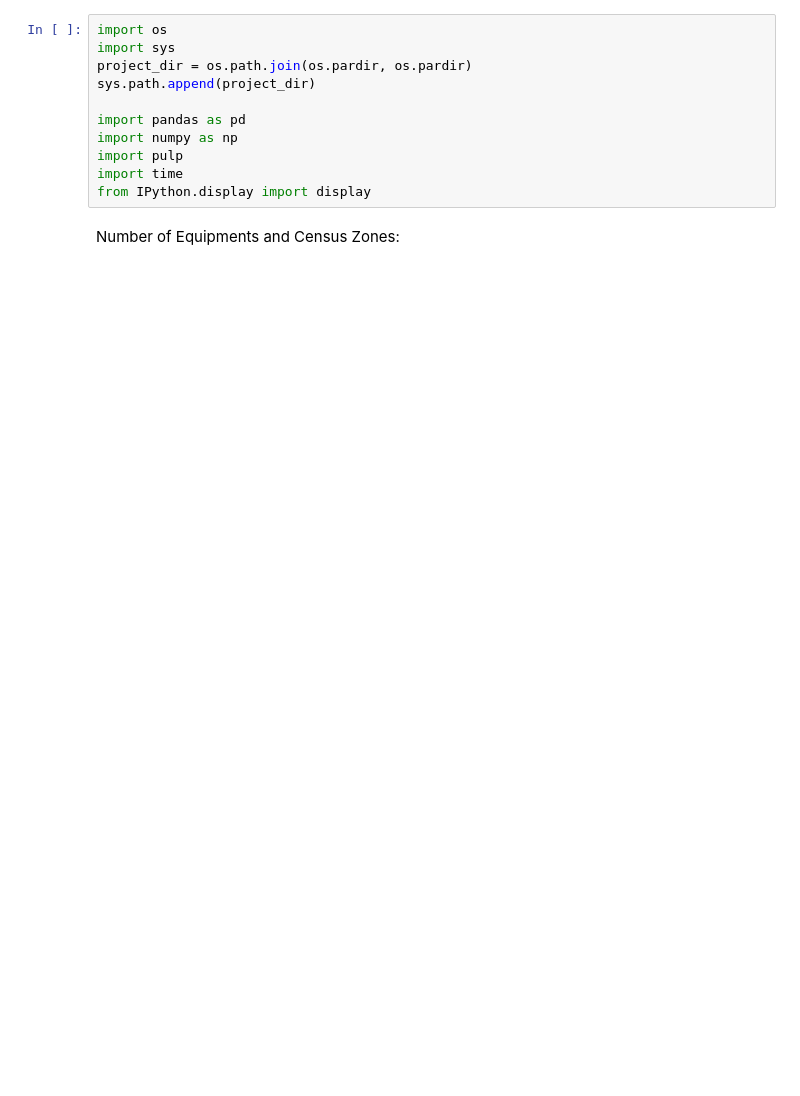
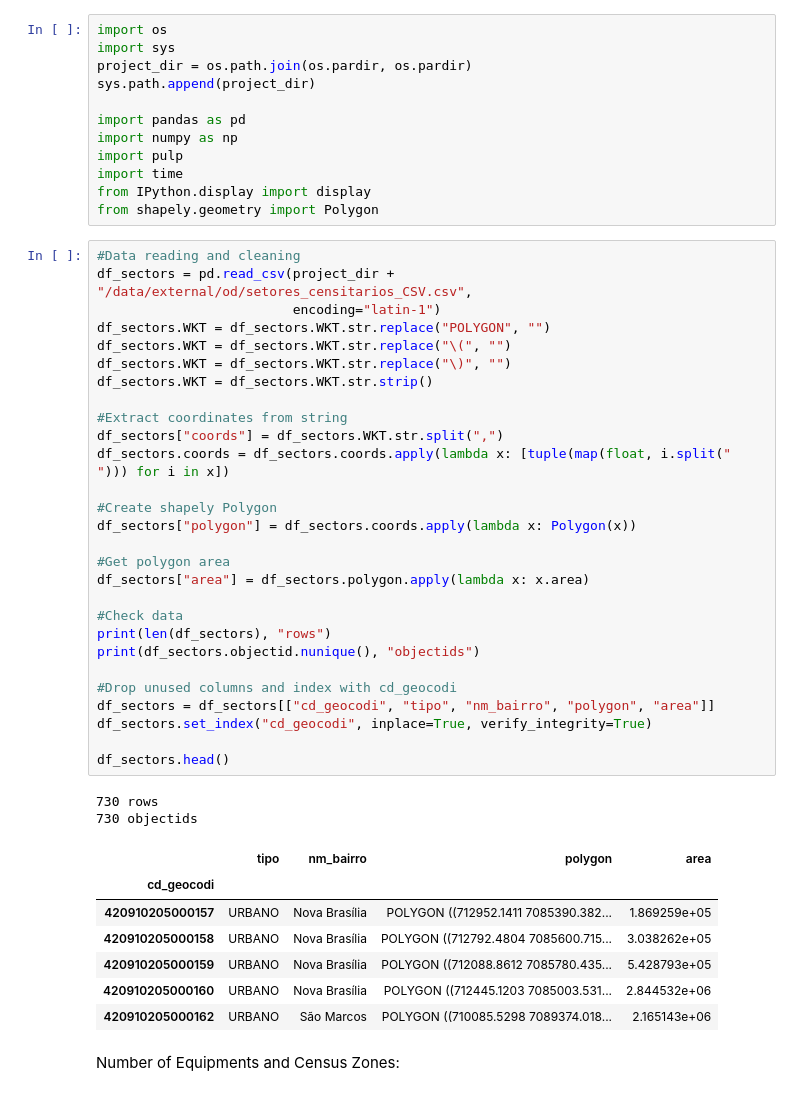
Before and after one commit to pmj-sepud/Joinville-Smart-Mobility, a Jupyter notebook: notebooks/reports/201803-GabrielBogo-Optimization_CensusSectorsAllocation.ipynb, the cells around one changed output. Cells and saved outputs as stored; diff of their text form; blank space fills up the shorter version.

```diff
--- a/notebooks/reports/201803-GabrielBogo-Optimization_CensusSectorsAllocation.ipynb
+++ b/notebooks/reports/201803-GabrielBogo-Optimization_CensusSectorsAllocation.ipynb
@@ -9,6 +9,45 @@ import numpy as np
 import pulp
 import time
 from IPython.display import display
+from shapely.geometry import Polygon
+# %%
+#Data reading and cleaning
+df_sectors = pd.read_csv(project_dir + "/data/external/od/setores_censitarios_CSV.csv",
+                         encoding="latin-1")
+df_sectors.WKT = df_sectors.WKT.str.replace("POLYGON", "")
+df_sectors.WKT = df_sectors.WKT.str.replace("\(", "")
+df_sectors.WKT = df_sectors.WKT.str.replace("\)", "")
+df_sectors.WKT = df_sectors.WKT.str.strip()
+
+#Extract coordinates from string
+df_sectors["coords"] = df_sectors.WKT.str.split(",")
+df_sectors.coords = df_sectors.coords.apply(lambda x: [tuple(map(float, i.split(" "))) for i in x])
+
+#Create shapely Polygon
+df_sectors["polygon"] = df_sectors.coords.apply(lambda x: Polygon(x))
+
+#Get polygon area
+df_sectors["area"] = df_sectors.polygon.apply(lambda x: x.area)
+
+#Check data
+print(len(df_sectors), "rows")
+print(df_sectors.objectid.nunique(), "objectids")
+
+#Drop unused columns and index with cd_geocodi
+df_sectors = df_sectors[["cd_geocodi", "tipo", "nm_bairro", "polygon", "area"]]
+df_sectors.set_index("cd_geocodi", inplace=True, verify_integrity=True)
+
+df_sectors.head()
+# %% [output]
+730 rows
+730 objectids
+|  | tipo | nm_bairro | polygon | area |
+| cd_geocodi |  |  |  |  |
+| 420910205000157 | URBANO | Nova Brasília | POLYGON ((712952.1411 7085390.382... | 1.869259e+05 |
+| 420910205000158 | URBANO | Nova Brasília | POLYGON ((712792.4804 7085600.715... | 3.038262e+05 |
+| 420910205000159 | URBANO | Nova Brasília | POLYGON ((712088.8612 7085780.435... | 5.428793e+05 |
+| 420910205000160 | URBANO | Nova Brasília | POLYGON ((712445.1203 7085003.531... | 2.844532e+06 |
+| 420910205000162 | URBANO | São Marcos | POLYGON ((710085.5298 7089374.018... | 2.165143e+06 |
 # %% [markdown]
  Number of Equipments and Census Zones:
 # %%
```
Also changed, not shown: parts of 15 cells of this notebook, 3 other files.
